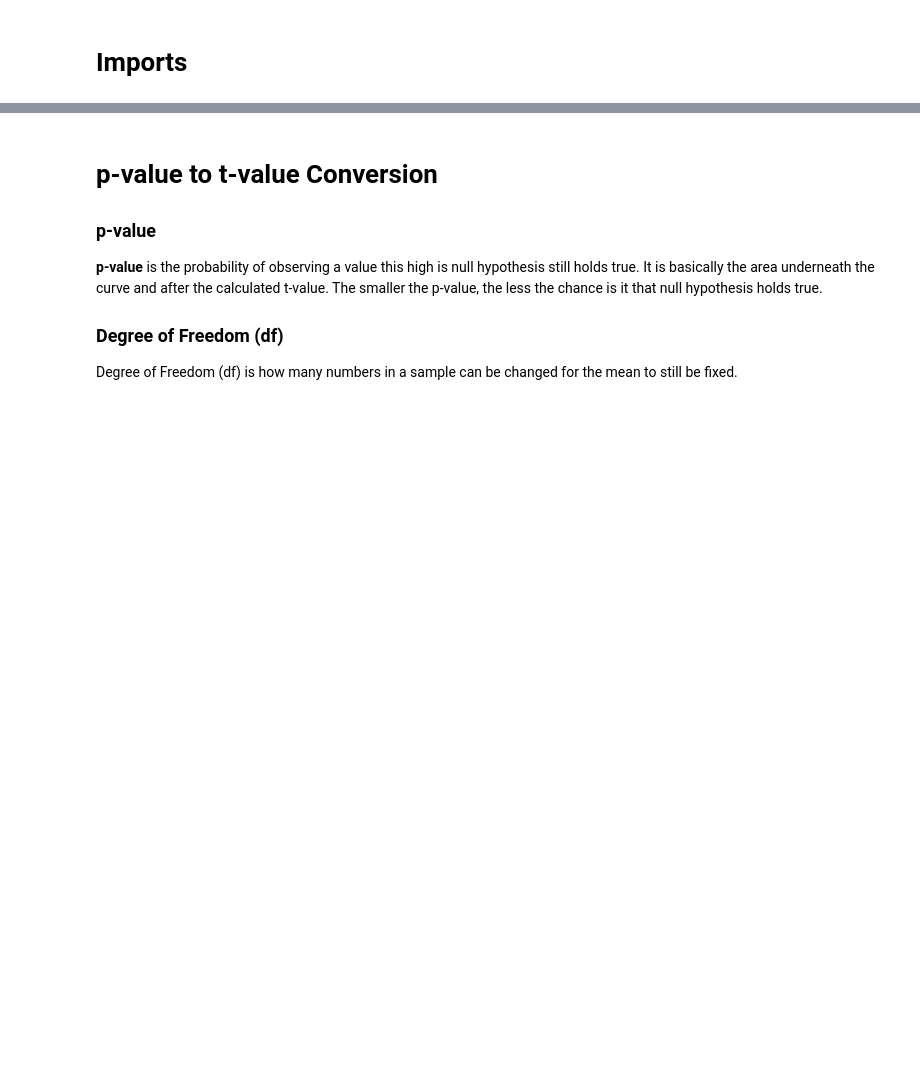
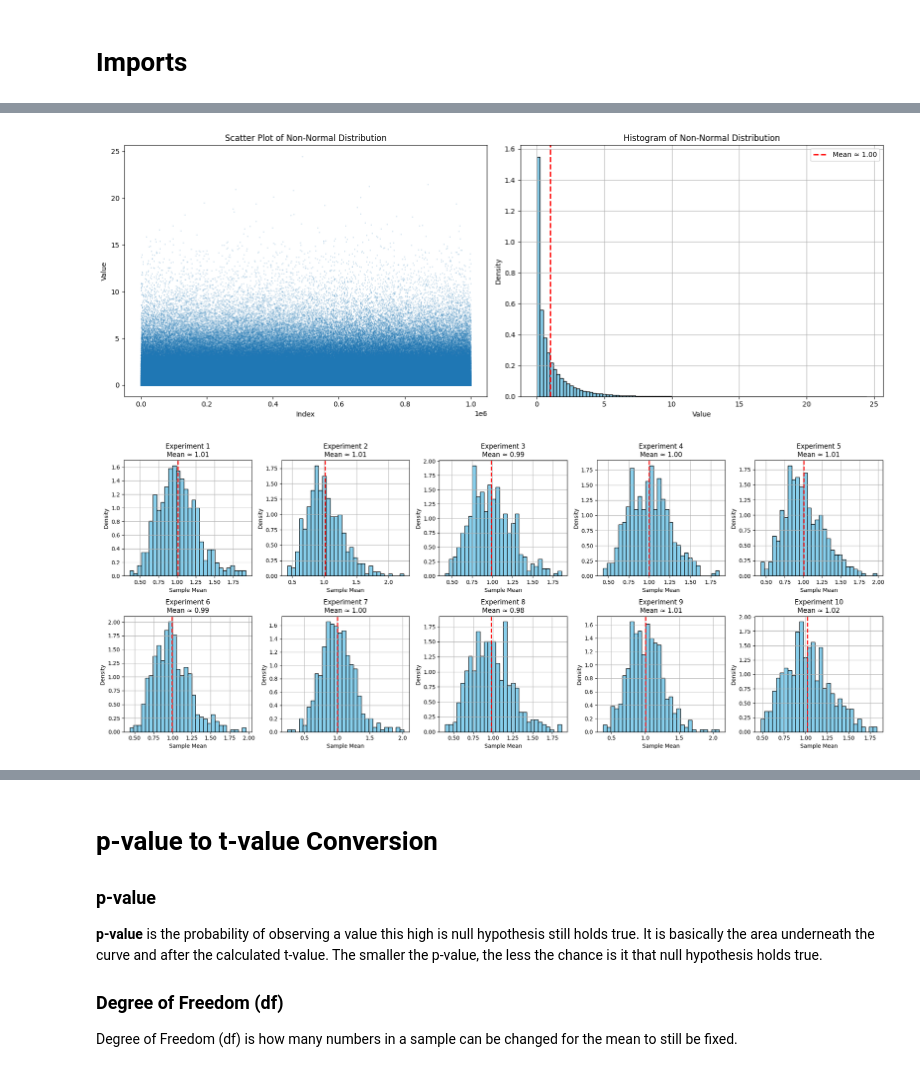
Before and after one commit to Jo-Banana-123/Hypothesis-Testing, a Jupyter notebook: hypothesis-testing.ipynb, the cells around one changed output, grey strips where cells are left out. Cells and saved outputs as stored; diff of their text form; code cells hidden in the pictures; blank space fills up the shorter version.

```diff
--- a/hypothesis-testing.ipynb
+++ b/hypothesis-testing.ipynb
@@ -66,3 +68,67 @@ The graph above describes the
+# %%
+# Generate population data (not normally distributed)
+N = 1000000
+data = np.random.randn(N)**2  # Skewed, non-normal distribution
+
+# Calculate the mean
+mean_val = np.mean(data)
+
+# Plot
+plt.figure(figsize=(16, 6))
+
+# Left: scatter plot
+plt.subplot(1, 2, 1)
+plt.plot(data, '.', alpha=0.3, markersize=1)
+plt.title('Scatter Plot of Non-Normal Distribution')
+plt.xlabel('Index')
+plt.ylabel('Value')
+
+# Right: histogram with mean line
+plt.subplot(1, 2, 2)
+plt.hist(data, bins=100, density=True, color='skyblue', edgecolor='black')
+plt.axvline(mean_val, color='red', linestyle='--', linewidth=2, label=f'Mean ≈ {mean_val:.2f}')
+plt.title('Histogram of Non-Normal Distribution')
+plt.xlabel('Value')
+plt.ylabel('Density')
+plt.legend()
+plt.grid(True)
+
+plt.tight_layout()
+plt.show()
+
+# Parameters
+samplesize = 30
+numberOfExps = 500
+
+# Create subplots: 2 rows × 5 columns
+fig, axes = plt.subplots(2, 5, figsize=(20, 8))
+axes = axes.flatten()
+
+for i in range(10):
+    # Generate sample means for this experiment
+    samplemeans = np.zeros(numberOfExps)
+    for expi in range(numberOfExps):
+        sampleidx = np.random.randint(0, N, samplesize)
+        samplemeans[expi] = np.mean(data[sampleidx])
+
+    # Compute mean of sample means
+    mean_of_samplemeans = np.mean(samplemeans)
+
+    # Plot histogram
+    ax = axes[i]
+    ax.hist(samplemeans, bins=30, density=True, color='skyblue', edgecolor='black')
+    ax.axvline(mean_of_samplemeans, color='red', linestyle='--', linewidth=2)
+    ax.set_title(f'Experiment {i+1}\nMean ≈ {mean_of_samplemeans:.2f}')
+    ax.set_xlabel('Sample Mean')
+    ax.set_ylabel('Density')
+    ax.grid(True)
+
+# Layout adjustment
+plt.tight_layout()
+plt.show()
+# %% [output]
+[figure, added]
+[figure, added]
 # %% [markdown]
 # Test Statistics
 
```
Also changed, not shown: parts of 8 cells of this notebook.
